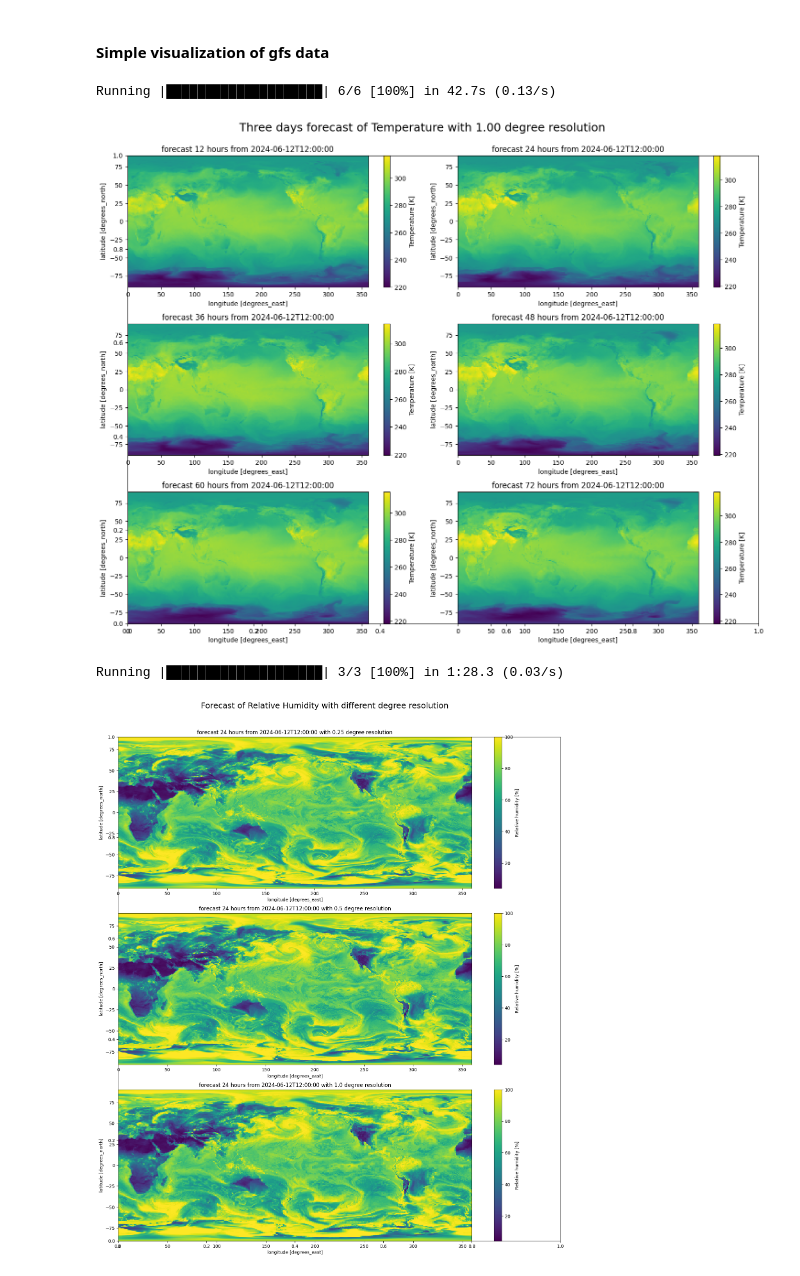
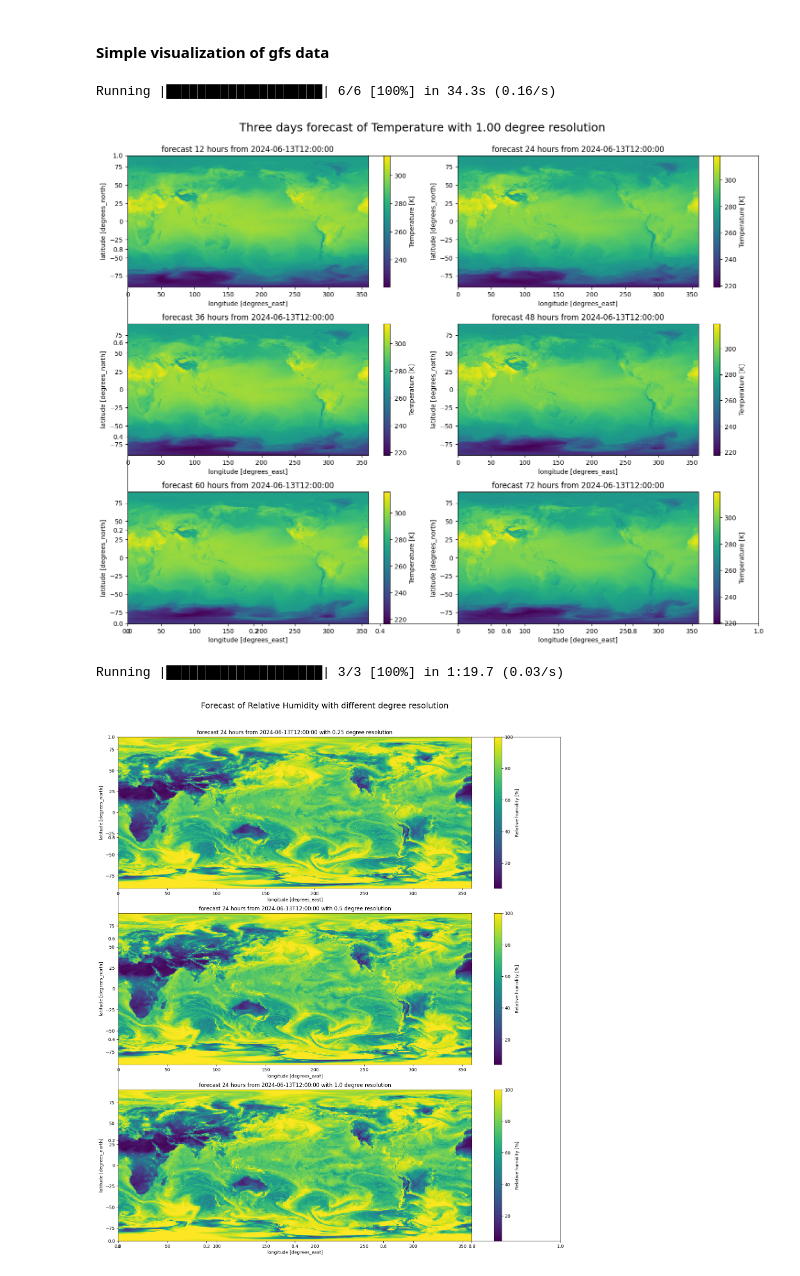
Before and after one commit to HighTechnologyFoundation/HTFCloudFellows, a Jupyter notebook: GFS_Analysis/accessing_data.ipynb, the cells around one changed output. Drawn from its saved outputs; the diff is of its cells as text; code cells hidden in the pictures.

```diff
--- a/GFS_Analysis/accessing_data.ipynb
+++ b/GFS_Analysis/accessing_data.ipynb
@@ -173,7 +191,7 @@ with alive_bar(len(forecast_hours), force_tty=True, title='Running', length=20,
 
     for n, forecast_hour in enumerate(forecast_hours):
 
-        URL = file_path(12, forecast_hour, 2024, 6, 12, 1.)
+        URL = file_path(12, forecast_hour, 2024, 6, 13, 1.)
 
         ds = read_into_xarray_dataset(URL, 'pressureFromGroundLayer')
 
@@ -183,6 +201,8 @@ with alive_bar(len(forecast_hours), force_tty=True, title='Running', length=20,
 
         plt.title(f"forecast {ds.step.values.astype('timedelta64[h]')} from {ds.time.values.astype('datetime64[s]')}")
 
+        plt.grid(False)
+
         bar()
 
 plt.suptitle('Three days forecast of Temperature with 1.00 degree resolution', size = 18)
@@ -191,36 +211,38 @@ plt.subplots_adjust(top=0.92)
 
 plt.show()
 # %% [output]
-Running |████████████████████| 6/6 [100%] in 42.7s (0.13/s)
+Running |████████████████████| 6/6 [100%] in 34.3s (0.16/s)
-[figure, old version]
+[figure, new version]
 # %%
 import cartopy.crs as ccrs
 
 fig = plt.subplots(figsize=(15, 18))
 
 resolution_degrees = [0.25, 0.5, 1.]
 
 with alive_bar(len(resolution_degrees), force_tty=True, title='Running', length=20, bar = 'smooth') as bar:
 
     for n, resolution_degree in enumerate(resolution_degrees):
 
-        URL = file_path(12, 24, 2024, 6, 12, resolution_degree)
+        URL = file_path(12, 24, 2024, 6, 13, resolution_degree)
 
         ds = read_into_xarray_dataset(URL, 'pressureFromGroundLayer')
 
         ax = plt.subplot(3, 1, n + 1)
 
         ds['r'].plot(ax = ax)
 
         plt.title(f"forecast {ds.step.values.astype('timedelta64[h]')} from {ds.time.values.astype('datetime64[s]')} with {resolution_degree} degree resolution")
 
+        plt.grid(False)
+
         bar()
 
 plt.suptitle('Forecast of Relative Humidity with different degree resolution', size = 18)
 plt.tight_layout()
 plt.subplots_adjust(top=0.92)
 
 plt.show()
 # %% [output]
-Running |████████████████████| 3/3 [100%] in 1:28.3 (0.03/s)
+Running |████████████████████| 3/3 [100%] in 1:19.7 (0.03/s)
-[figure, old version]
+[figure, new version]
```
Also changed, not shown: parts of 4 cells of this notebook.
